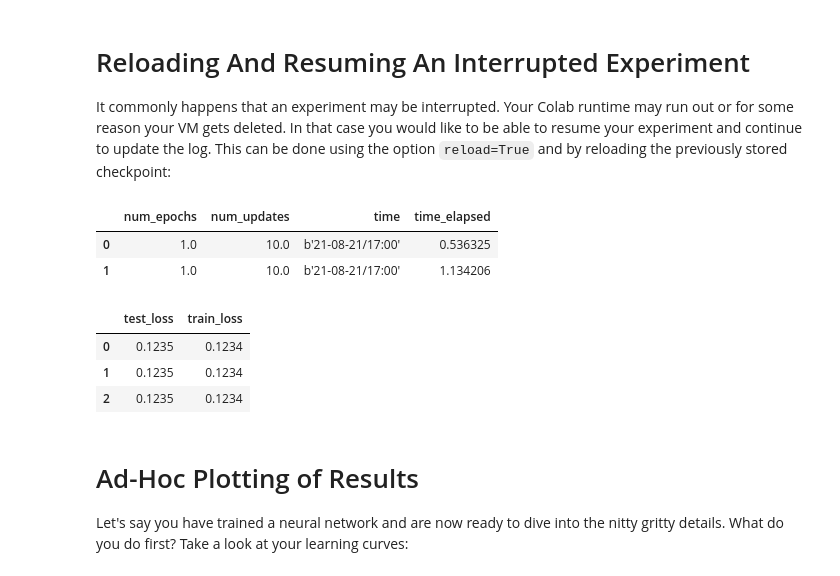
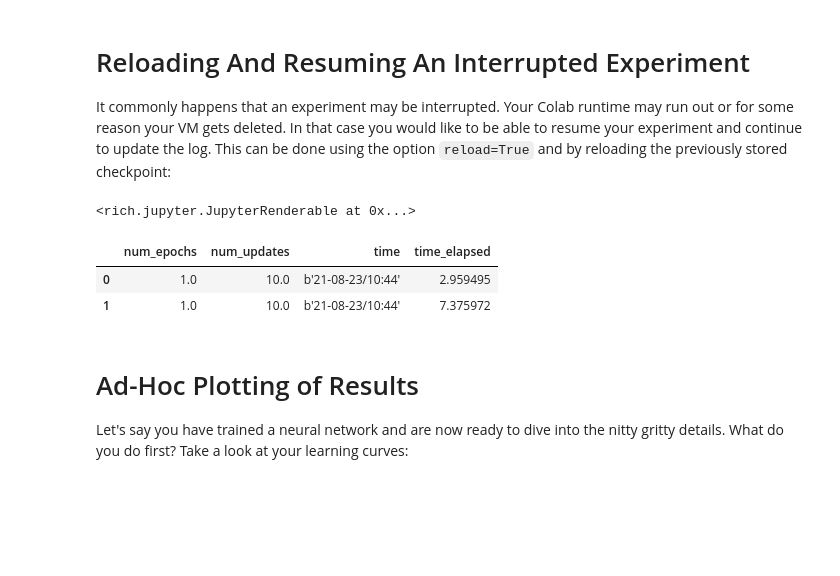
Before and after one commit to mle-infrastructure/mle-logging, a Jupyter notebook: examples/getting_started.ipynb, the cells around one changed output. Saved outputs shown, nothing was run; the diff lists cells and outputs as text; code cells hidden in the pictures; blank space fills up the shorter version.

```diff
--- a/examples/getting_started.ipynb
+++ b/examples/getting_started.ipynb
@@ -148,25 +148,22 @@ It commonly happens that an experiment may be interrupted. Your Colab runtime ma
 # %%
 # Instantiate logging to experiment_dir
 log = MLELogger(time_to_track=['num_updates', 'num_epochs'],
                 what_to_track=['train_loss', 'test_loss'],
                 experiment_dir="experiment_dir/",
                 use_tboard=True,
                 model_type='torch',
+                verbose=True,
                 reload=True)
 
 log.stats_log.clock_to_track
 # %% [output]
+<rich.jupyter.JupyterRenderable at 0x...>
 |  | num_epochs | num_updates | time | time_elapsed |
-| 0 | 1.0 | 10.0 | b'21-08-21/17:00' | 0.536325 |
-| 1 | 1.0 | 10.0 | b'21-08-21/17:00' | 1.134206 |
+| 0 | 1.0 | 10.0 | b'21-08-23/10:44' | 2.959495 |
+| 1 | 1.0 | 10.0 | b'21-08-23/10:44' | 7.375972 |
 # %%
 log.update(time_tic, stats_tic, model, fig, some_dict, save=True)
 log.stats_log.stats_to_track
-# %% [output]
-|  | test_loss | train_loss |
-| 0 | 0.1235 | 0.1234 |
-| 1 | 0.1235 | 0.1234 |
-| 2 | 0.1235 | 0.1234 |
 # %% [markdown]
 # Ad-Hoc Plotting of Results
 
```
Also changed, not shown: parts of 9 cells of this notebook, 5 other files.
